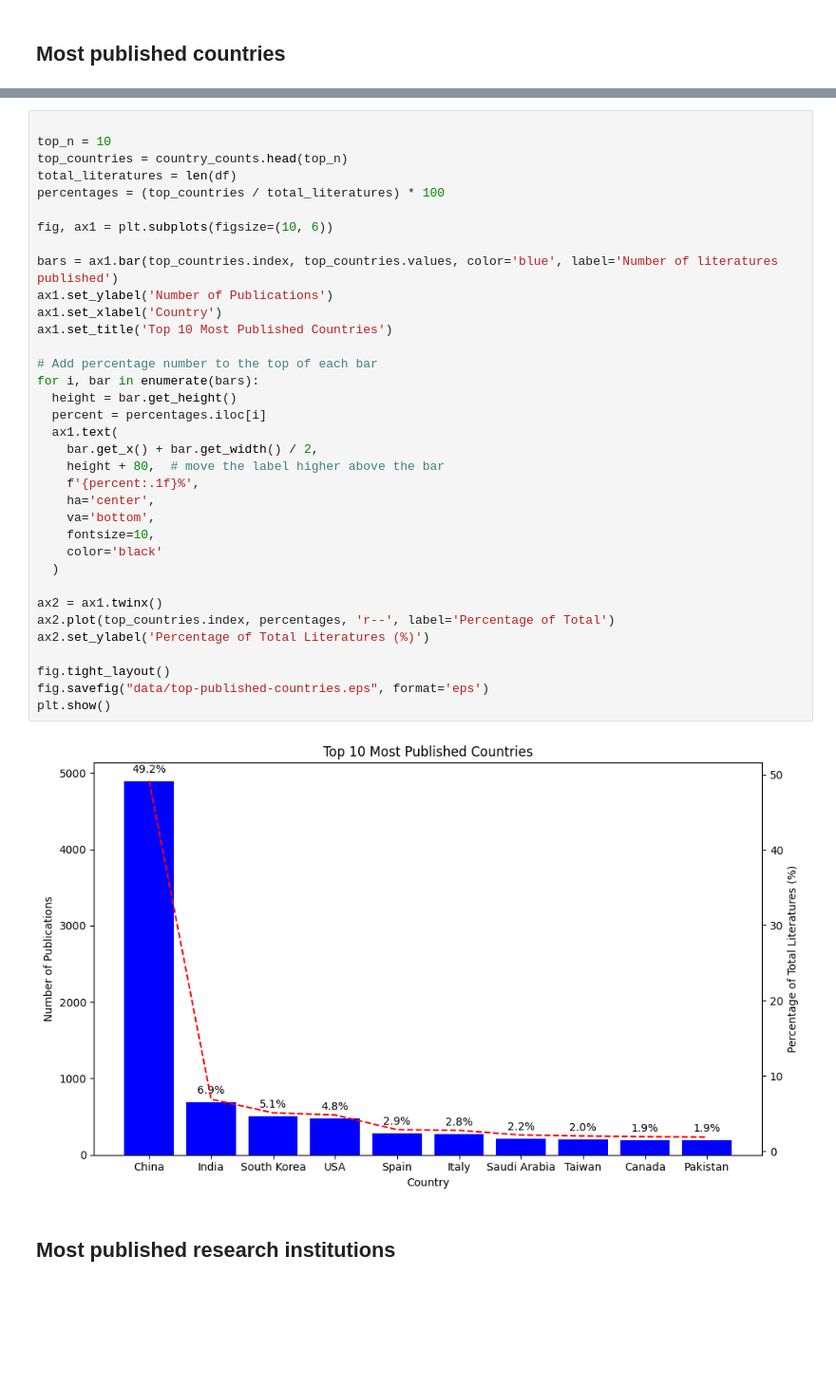
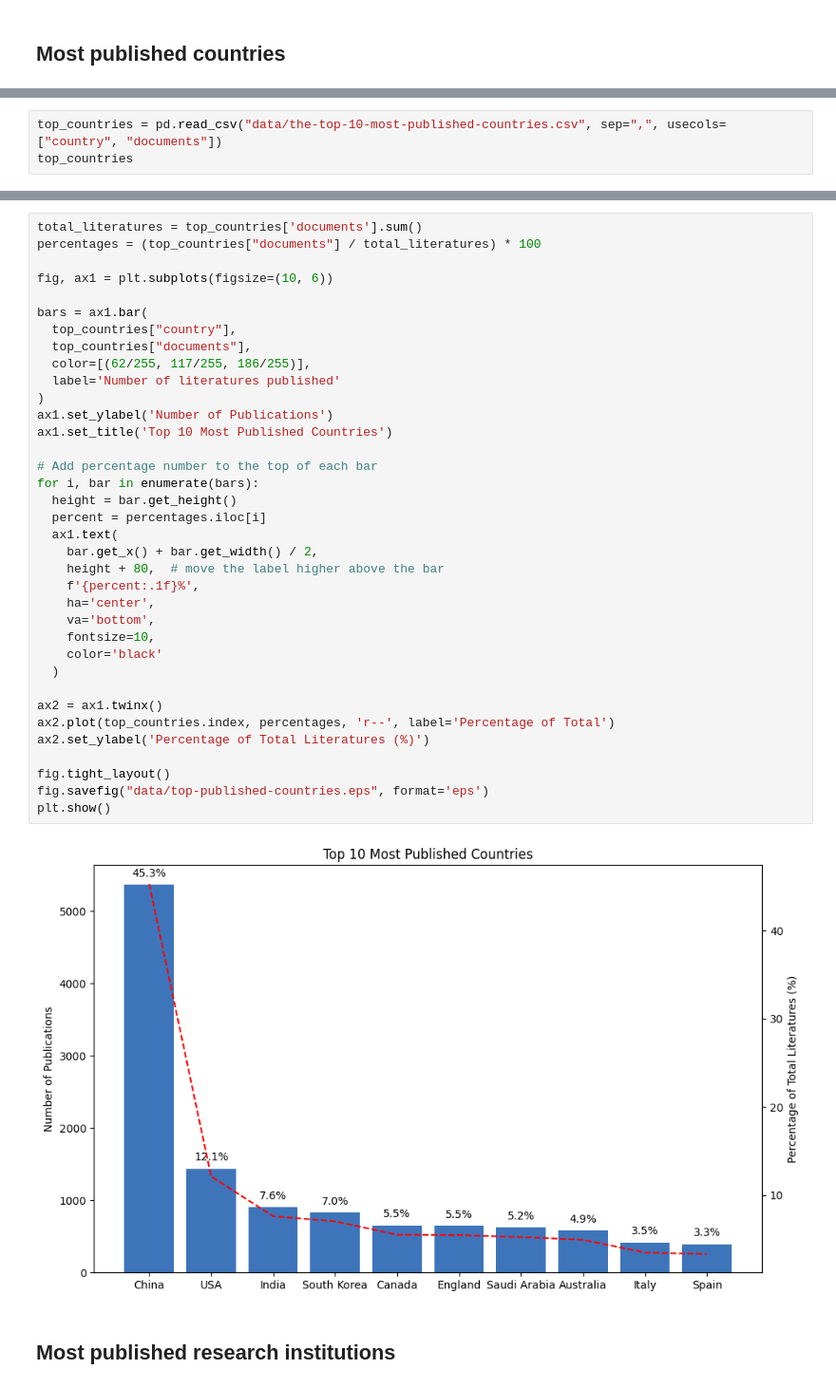
Before and after one commit to tashima42/disciplinas, a Jupyter notebook: CARS007/trabalho-1-bibliometria/trabalho-1.ipynb, the cells around one changed output, grey strips where cells are left out. Shown at 95% size. Cells and saved outputs as stored; diff of their text form; blank space fills up the shorter version.

```diff
--- a/CARS007/trabalho-1-bibliometria/trabalho-1.ipynb
+++ b/CARS007/trabalho-1-bibliometria/trabalho-1.ipynb
@@ -86,0 +52,3 @@ Name: count, Length: 97, dtype: int64
+# %%
+top_countries = pd.read_csv("data/the-top-10-most-published-countries.csv", sep=",", usecols=["country", "documents"])
+top_countries
@@ -87,40 +67,41 @@ Name: count, Length: 97, dtype: int64
 # %%
-
-top_n = 10
-top_countries = country_counts.head(top_n)
-total_literatures = len(df)
-percentages = (top_countries / total_literatures) * 100
+total_literatures = top_countries['documents'].sum()
+percentages = (top_countries["documents"] / total_literatures) * 100
 
 fig, ax1 = plt.subplots(figsize=(10, 6))
 
-bars = ax1.bar(top_countries.index, top_countries.values, color='blue', label='Number of literatures published')
+bars = ax1.bar(
+  top_countries["country"],
+  top_countries["documents"],
+  color=[(62/255, 117/255, 186/255)],
+  label='Number of literatures published'
+)
 ax1.set_ylabel('Number of Publications')
-ax1.set_xlabel('Country')
 ax1.set_title('Top 10 Most Published Countries')
 
 # Add percentage number to the top of each bar
 for i, bar in enumerate(bars):
   height = bar.get_height()
   percent = percentages.iloc[i]
   ax1.text(
     bar.get_x() + bar.get_width() / 2,
     height + 80,  # move the label higher above the bar
     f'{percent:.1f}%',
     ha='center',
     va='bottom',
     fontsize=10,
     color='black'
   )
 
 ax2 = ax1.twinx()
 ax2.plot(top_countries.index, percentages, 'r--', label='Percentage of Total')
 ax2.set_ylabel('Percentage of Total Literatures (%)')
 
 fig.tight_layout()
 fig.savefig("data/top-published-countries.eps", format='eps')
 plt.show()
 # %% [output]
-[figure, old version]
+[figure, new version]
 # %% [markdown]
 ## Most published research institutions
 # %% [markdown]
```
Also changed, not shown: parts of 21 cells of this notebook, 38 other files.
